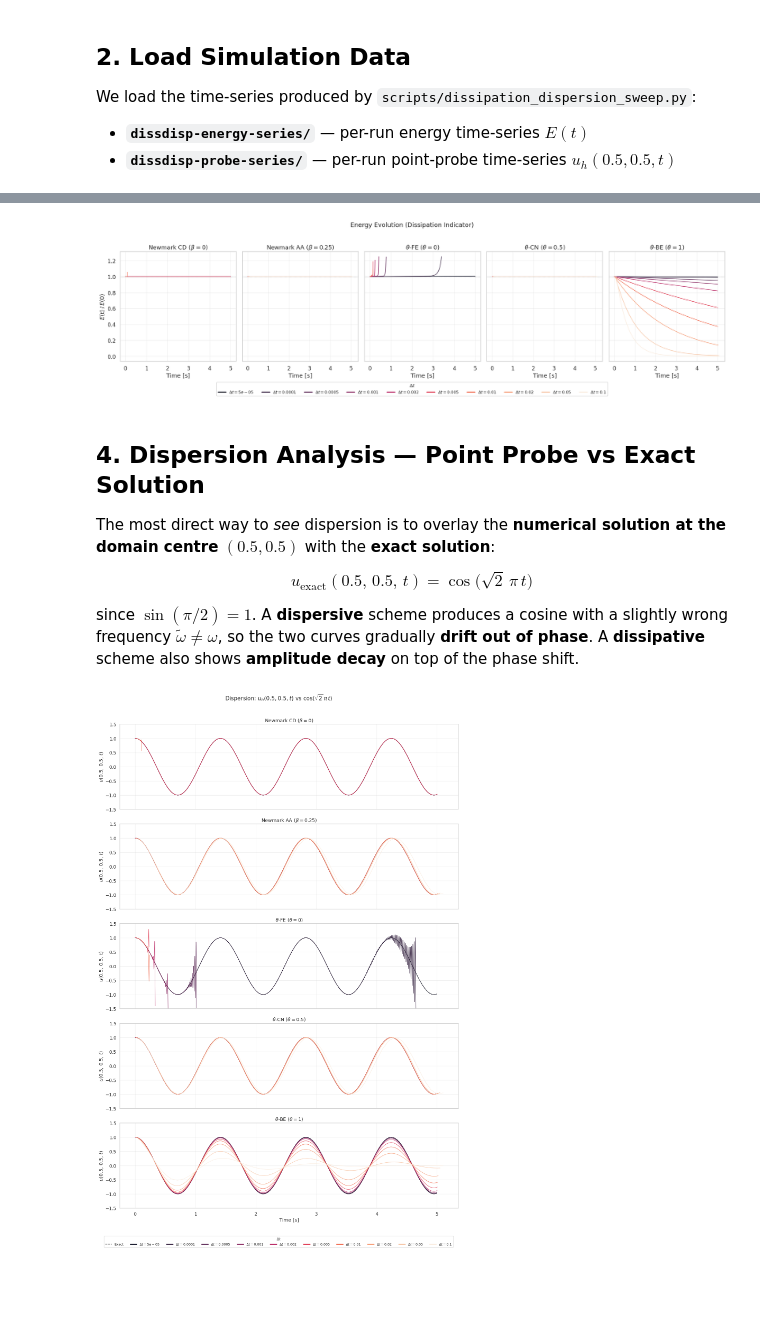
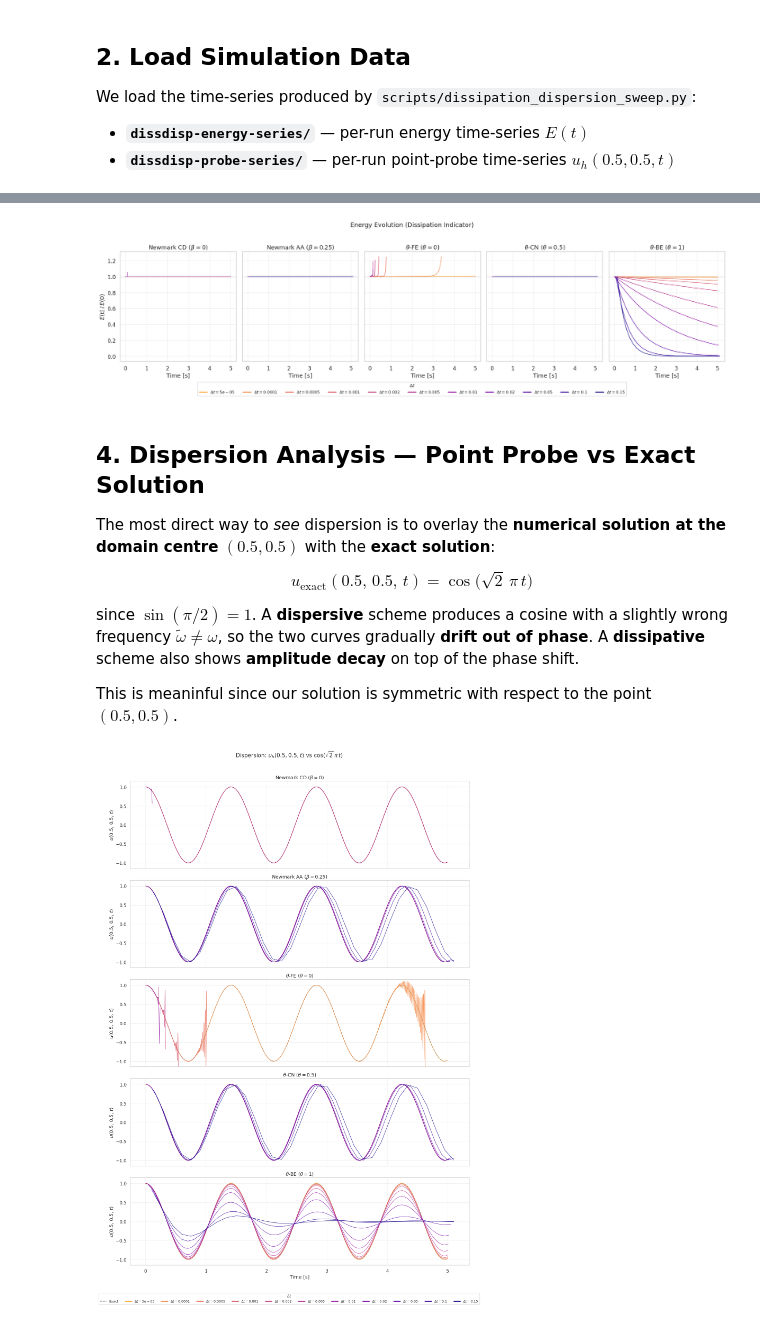
Before and after one commit to AlessandroGhiotto/nmpde-wave-equation, a Jupyter notebook: analysis/dissipation-dispersion-analysis.ipynb, the cells around one changed output, grey strips where cells are left out. Cells and saved outputs as stored; diff of their text form; code cells hidden in the pictures; blank space fills up the shorter version.

```diff
--- a/analysis/dissipation-dispersion-analysis.ipynb
+++ b/analysis/dissipation-dispersion-analysis.ipynb
@@ -130,10 +133,12 @@ We expect:
 # ================================================================
 
 if energy_series:
-    # Build sequential palette for Δt values
+    # Build sequential palette for Δt values (clipped to avoid light colors)
     all_dts = sorted(set(k[1] for k in energy_series))
-    cmap = plt.get_cmap(DT_CMAP, len(all_dts))
-    dt_palette = {f"{dt:.4g}": cmap(i) for i, dt in enumerate(all_dts)}
+    cmap = plt.get_cmap(DT_CMAP)
+    n = len(all_dts)
+    dt_palette = {f"{dt:.4g}": cmap(CMAP_LOW + (CMAP_HIGH - CMAP_LOW) * i / max(1, n - 1))
+                  for i, dt in enumerate(all_dts)}
     dt_order = [f"{dt:.4g}" for dt in all_dts]
 
     schemes_present = sorted(set(k[0] for k in energy_series))
@@ -189,13 +194,14 @@ if energy_series:
 
     fig.suptitle("Energy Evolution (Dissipation Indicator)", fontsize=14, y=1.02)
     fig.tight_layout()
-    fig.savefig(FIG_DIR / "energy_evolution.pdf", bbox_inches="tight", dpi=150)
-    fig.savefig(FIG_DIR / "energy_evolution.png", bbox_inches="tight", dpi=150)
+    # fig.savefig(FIG_DIR / "energy_evolution.pdf", bbox_inches="tight", dpi=150)
+    # fig.savefig(FIG_DIR / "energy_evolution.png", bbox_inches="tight", dpi=150)
+
     plt.show()
 else:
     print("No energy time-series data available. Run the sweep first.")
 # %% [output]
-[figure, old version]
+[figure, new version]
 # %% [markdown]
 ## 4. Dispersion Analysis — Point Probe vs Exact Solution
 
@@ -204,16 +210,20 @@ The most direct way to *see* dispersion is to overlay the **numerical solution a
 $$u_{\text{exact}}(0.5,\,0.5,\,t) = \cos\!\bigl(\sqrt{2}\,\pi\,t\bigr)$$
 
 since $\sin(\pi/2) = 1$.  A **dispersive** scheme produces a cosine with a slightly wrong frequency $\tilde\omega \neq \omega$, so the two curves gradually **drift out of phase**.  A **dissipative** scheme also shows **amplitude decay** on top of the phase shift.
+
+This is meaninful since our solution is symmetric with respect to the point $(0.5, 0.5)$.
 # %%
 # ================================================================
 # Plot: u(0.5, 0.5, t) numerical vs exact — one subplot per scheme
 # ================================================================
 
 if probe_series:
-    # Build sequential palette for Δt values
+    # Build sequential palette for Δt values (clipped to avoid light colors)
     all_dts = sorted(set(k[1] for k in probe_series))
-    cmap = plt.get_cmap(DT_CMAP, len(all_dts))
-    dt_palette = {f"{dt:.4g}": cmap(i) for i, dt in enumerate(all_dts)}
+    cmap = plt.get_cmap(DT_CMAP)
+    n = len(all_dts)
+    dt_palette = {f"{dt:.4g}": cmap(CMAP_LOW + (CMAP_HIGH - CMAP_LOW) * i / max(1, n - 1))
+                  for i, dt in enumerate(all_dts)}
     dt_order = [f"{dt:.4g}" for dt in all_dts]
 
     schemes_present = sorted(set(k[0] for k in probe_series))
@@ -253,34 +263,35 @@ if probe_series:
             plot_df = pd.concat(rows, ignore_index=True)
             sns.lineplot(
                 data=plot_df, x="Time [s]", y="u(0.5, 0.5, t)",
                 hue="dt", hue_order=dt_order,
                 palette=dt_palette, ax=ax, alpha=0.85, linewidth=1.0,
                 legend=False,
             )
 
         ax.set_ylabel(r"$u(0.5,\,0.5,\,t)$")
         ax.set_title(SCHEME_LABELS.get(scheme, scheme), fontsize=13)
-        ax.set_ylim(-1.5, 1.5)
+        ax.set_ylim(-1.15, 1.15)
 
     axes[-1].set_xlabel("Time [s]")
 
     # Single shared legend below the plots (include "Exact" entry)
     handles = [plt.Line2D([0], [0], color="k", ls="--", lw=1.5, alpha=0.6)]
     labels = ["Exact"]
     handles += [plt.Line2D([0], [0], color=dt_palette[f"{dt:.4g}"], lw=2)
                 for dt in all_dts]
     labels += [rf"$\Delta t = {dt:.4g}$" for dt in all_dts]
     fig.legend(handles, labels, title=r"$\Delta t$",
                loc="lower center", bbox_to_anchor=(0.5, -0.04),
                ncol=len(all_dts) + 1, fontsize=9, title_fontsize=10, frameon=True)
 
     fig.suptitle(r"Dispersion: $u_h(0.5,0.5,t)$ vs $\cos(\sqrt{2}\,\pi\,t)$",
                  fontsize=15, y=1.01)
     fig.tight_layout()
-    fig.savefig(FIG_DIR / "probe_vs_exact.pdf", bbox_inches="tight", dpi=150)
-    fig.savefig(FIG_DIR / "probe_vs_exact.png", bbox_inches="tight", dpi=150)
+    # fig.savefig(FIG_DIR / "probe_vs_exact.pdf", bbox_inches="tight", dpi=150)
+    # fig.savefig(FIG_DIR / "probe_vs_exact.png", bbox_inches="tight", dpi=150)
+
     plt.show()
 else:
     print("No probe time-series data available.")
 # %% [output]
-[figure, old version]
+[figure, new version]
```
Also changed, not shown: parts of 5 cells of this notebook, 4 other files.
